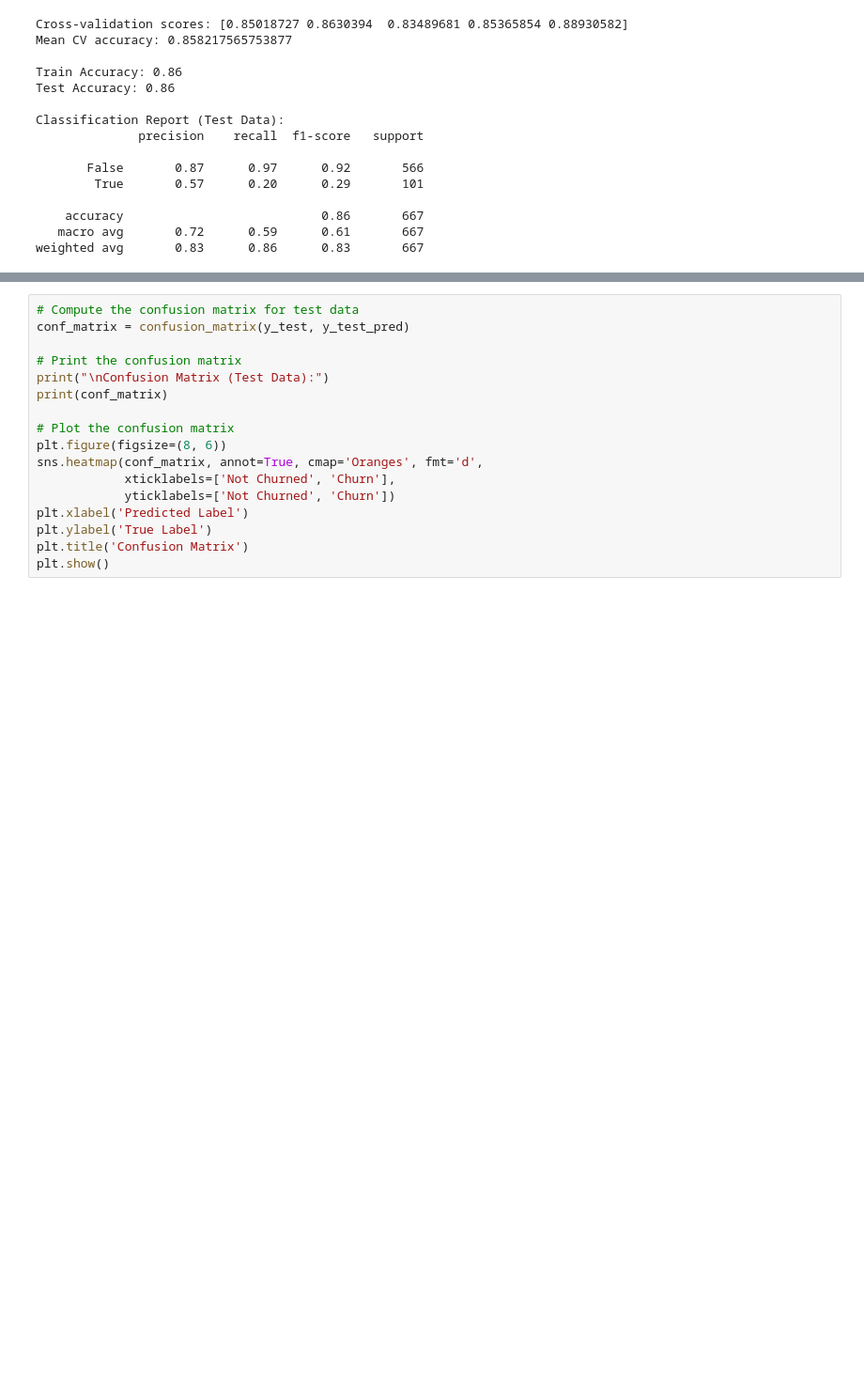
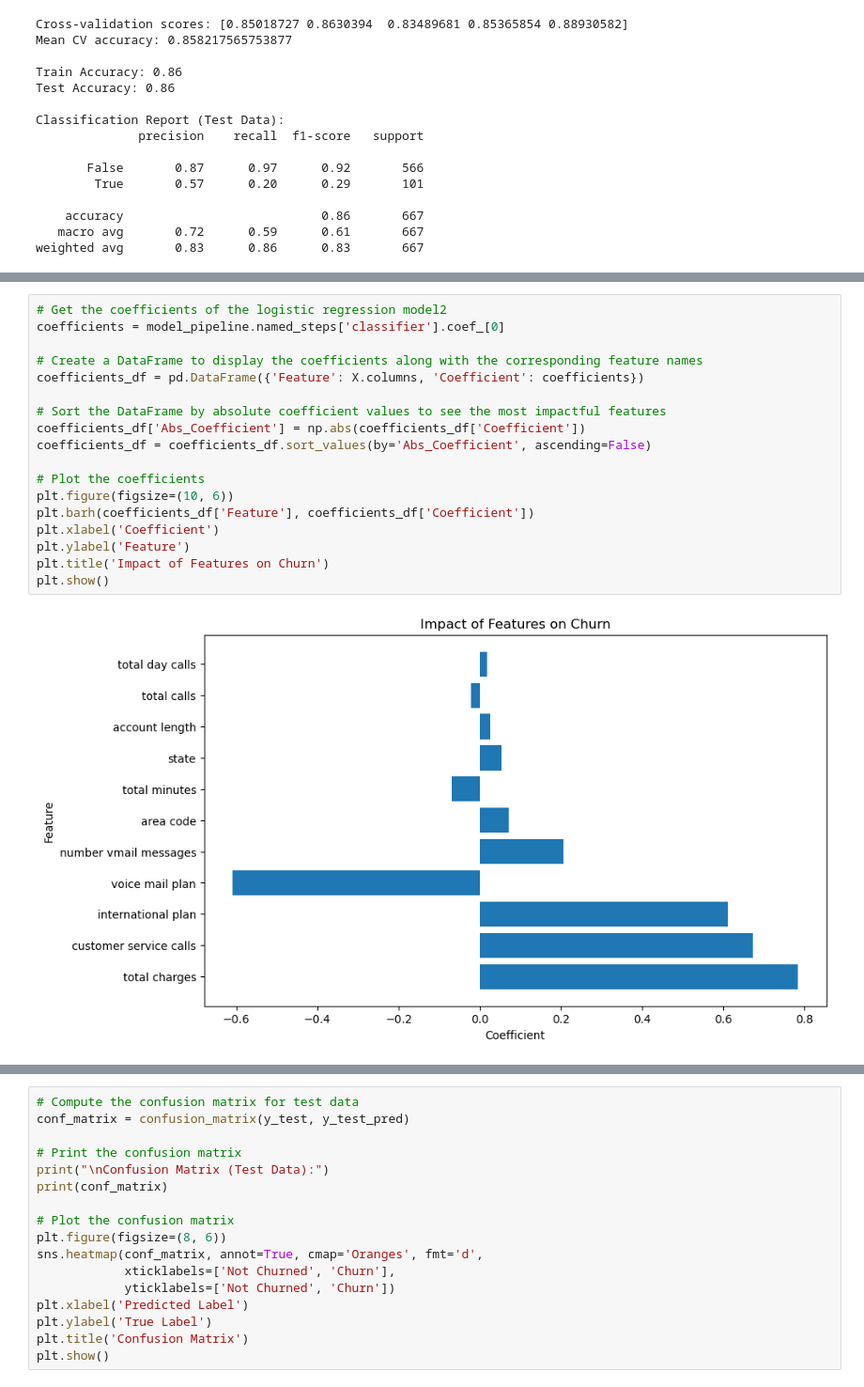
Before and after one commit to Nzuuko/Phase-3-Project, a Jupyter notebook: notebook.ipynb, the cells around one changed output, grey strips where cells are left out. Shown at 94% size. Drawn from its saved outputs; the diff is of its cells as text; blank space fills up the shorter version.

```diff
--- a/notebook.ipynb
+++ b/notebook.ipynb
@@ -617,0 +672,20 @@ weighted avg       0.83      0.86      0.83       667
+# %%
+# Get the coefficients of the logistic regression model2
+coefficients = model_pipeline.named_steps['classifier'].coef_[0]
+
+# Create a DataFrame to display the coefficients along with the corresponding feature names
+coefficients_df = pd.DataFrame({'Feature': X.columns, 'Coefficient': coefficients})
+
+# Sort the DataFrame by absolute coefficient values to see the most impactful features
+coefficients_df['Abs_Coefficient'] = np.abs(coefficients_df['Coefficient'])
+coefficients_df = coefficients_df.sort_values(by='Abs_Coefficient', ascending=False)
+
+# Plot the coefficients
+plt.figure(figsize=(10, 6))
+plt.barh(coefficients_df['Feature'], coefficients_df['Coefficient'])
+plt.xlabel('Coefficient')
+plt.ylabel('Feature')
+plt.title('Impact of Features on Churn')
+plt.show()
+# %% [output]
+[figure, added]
```
Also changed, not shown: parts of 4 cells of this notebook.
